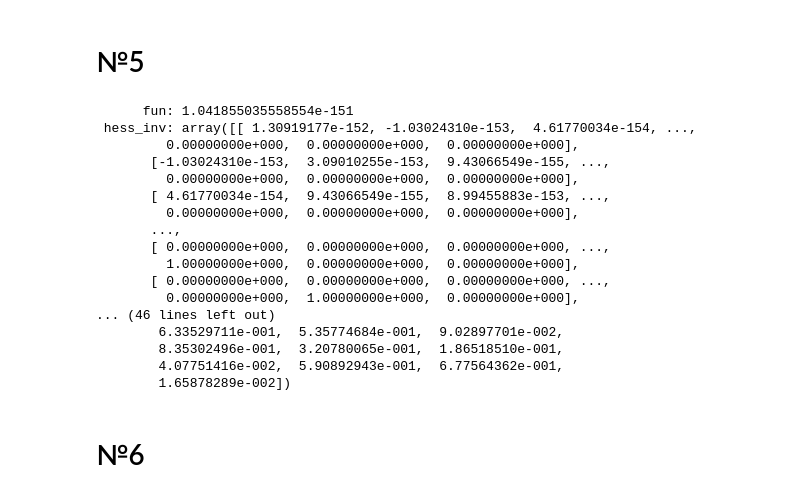
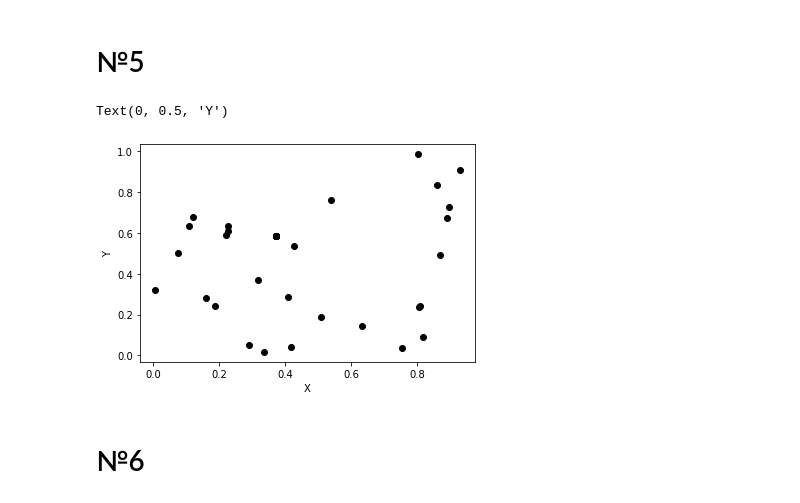
Before and after one commit to zugzvangg/SPC, a Jupyter notebook: numerics/HW6/HW6.ipynb, the cells around one changed output. Drawn from its saved outputs; the diff is of its cells as text; code cells hidden in the pictures.

```diff
--- a/numerics/HW6/HW6.ipynb
+++ b/numerics/HW6/HW6.ipynb
@@ -179,51 +179,41 @@ print(sorted(eigenvalues)[:2])
 [-25.628460896649784, -12.201605626167455]
 # %% [markdown]
 # №5
-# %%
-import jax.numpy as jnp
-from jax import grad, jit
-
-setup = np.array(list(pd.read_pickle("data/data_sensors.pickle").values()))
-# все вектора двухмерные
-
-# Define the function to minimize
-def loss(x):
-    total_loss = 0
-    i, j, n = setup[:, 0], setup[:, 1], setup[:, 2]
-    for k in range(len(n)):
-        total_loss += jnp.linalg.norm((x[i[k]] - x[j[k]]) - n[k]*(x[i[k]] - x[j[k]] * n[k]))
-    return jnp.sum(total_loss)
-#     return 1 - jnp.sum(total_loss)
-
-grad_loss_function = grad(loss)
-
-x0 = np.array([np.array(np.random.random_sample(2)) for x in range(len(setup[:, 2]))])
-res = optimize.minimize(
-    loss, # Loss function
-    x0,   # Initial value
-    jac  = jax.grad(loss),
-    method = 'BFGS'
-)
-
-res
-# %% [output]
-      fun: 1.041855035558554e-151
- hess_inv: array([[ 1.30919177e-152, -1.03024310e-153,  4.61770034e-154, ...,
-         0.00000000e+000,  0.00000000e+000,  0.00000000e+000],
-       [-1.03024310e-153,  3.09010255e-153,  9.43066549e-155, ...,
-         0.00000000e+000,  0.00000000e+000,  0.00000000e+000],
-       [ 4.61770034e-154,  9.43066549e-155,  8.99455883e-153, ...,
-         0.00000000e+000,  0.00000000e+000,  0.00000000e+000],
-       ...,
-       [ 0.00000000e+000,  0.00000000e+000,  0.00000000e+000, ...,
-         1.00000000e+000,  0.00000000e+000,  0.00000000e+000],
-       [ 0.00000000e+000,  0.00000000e+000,  0.00000000e+000, ...,
-         0.00000000e+000,  1.00000000e+000,  0.00000000e+000],
-... (46 lines left out)
-        6.33529711e-001,  5.35774684e-001,  9.02897701e-002,
-        8.35302496e-001,  3.20780065e-001,  1.86518510e-001,
-        4.07751416e-002,  5.90892943e-001,  6.77564362e-001,
-        1.65878289e-002])
+# %%
+import jax.numpy as jnp
+from jax import grad, jit
+
+setup = np.array(list(pd.read_pickle("data/data_sensors.pickle").values()))
+# все вектора двухмерные
+
+def loss(x):
+    total_loss = 0
+    # просто так массивы не поумножаешь, minimize их норовит выпрямить в 1-dim
+    i, j, n = setup[:, 0], setup[:, 1], setup[:, 2]
+    for k in range(len(n)):
+        tmp = jnp.array([x[i[k]] - x[j[k]], x[LEN_TASK + i[k]] - x[LEN_TASK + j[k]]])
+        total_loss += jnp.linalg.norm(tmp - n[k]*(tmp @ n[k]))
+    return jnp.sum(total_loss)
+
+
+grad_loss_function = grad(loss)
+LEN_TASK = len(setup[:, 2])
+
+x0 = np.random.random_sample(2*LEN_TASK)
+res = optimize.minimize(
+    loss, # Loss function
+    x0,   # Initial value
+    jac  = jax.grad(loss),
+    method = 'BFGS'
+)["x"]
+
+res = res.reshape((2, LEN_TASK))
+plt.plot(res[0], res[1], color='black', marker='o', linestyle = '')
+plt.xlabel("X")
+plt.ylabel("Y")
+# %% [output]
+Text(0, 0.5, 'Y')
+[figure, added]
 # %% [markdown]
 # №6
 # %%
```
Also changed, not shown: parts of 16 cells of this notebook.
